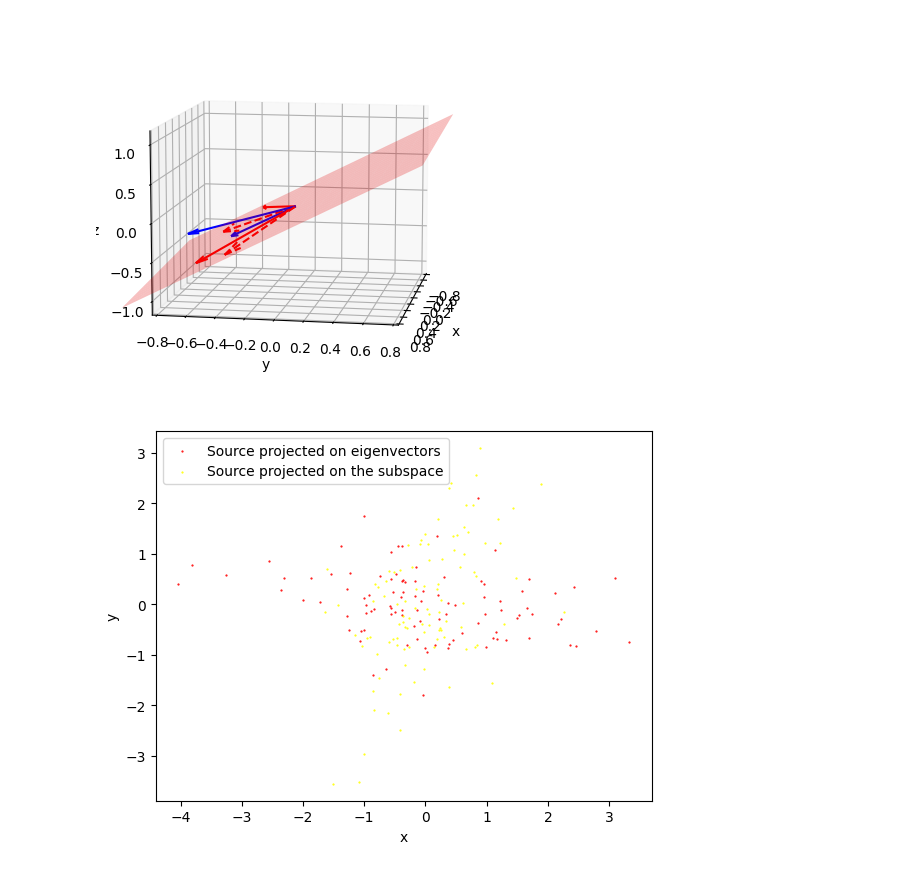
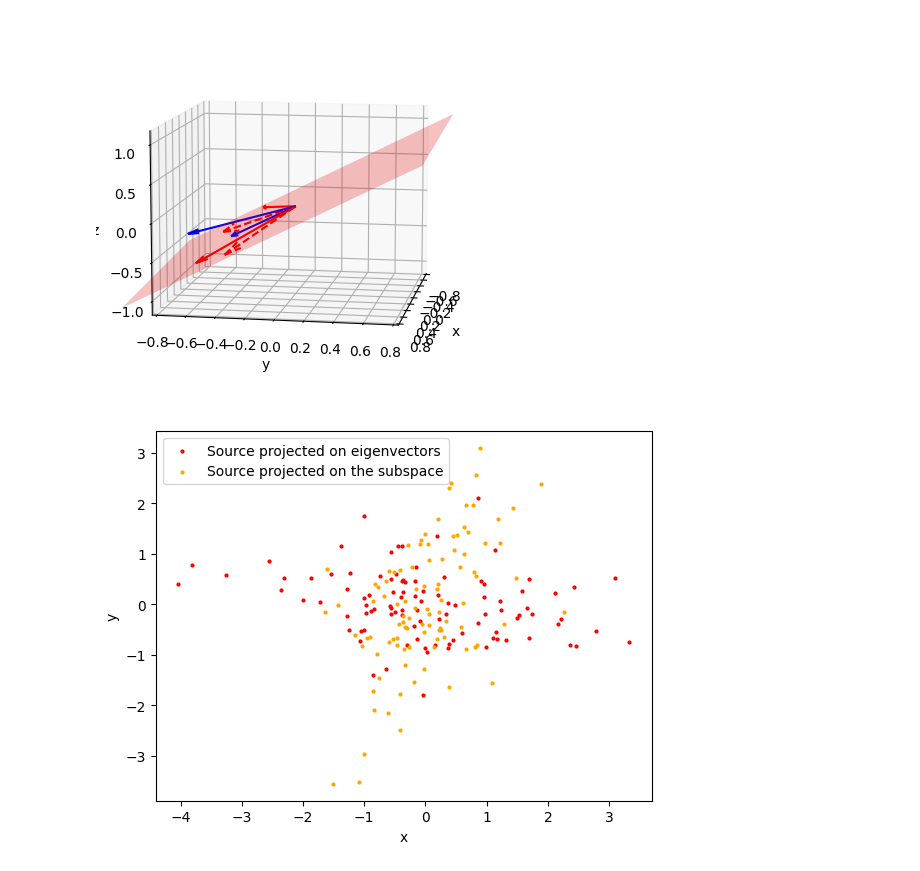
Before and after one commit to Dernalord/Project_OT, a Jupyter notebook: Project_OT.ipynb, the cells around one changed output. Drawn from its saved outputs; the diff is of its cells as text; code cells hidden in the pictures.

```diff
--- a/Project_OT.ipynb
+++ b/Project_OT.ipynb
@@ -719,13 +719,13 @@ plt.show()
 # %%
 S_projected_on_Xs = S@eigenvectors_S.T
 S_projected_on_Xa = S@aligned_S
 
-plt.scatter(S_projected_on_Xs[:,0],S_projected_on_Xs[:,1], s=0.3, c='r',label="Source projected on eigenvectors")
-plt.scatter(S_projected_on_Xa[:,0],S_projected_on_Xa[:,1], s=0.3, c='yellow',label="Source projected on the subspace")
+plt.scatter(S_projected_on_Xs[:,0],S_projected_on_Xs[:,1], s=4, c='r',label="Source projected on eigenvectors")
+plt.scatter(S_projected_on_Xa[:,0],S_projected_on_Xa[:,1], s=4, c='orange',label="Source projected on the subspace")
 plt.legend()
 plt.xlabel("x")
 plt.ylabel("y")
 plt.savefig(os.getcwd()+"/second_example_projected.pdf",bbox_inches="tight",pad_inches=0.3)
 plt.show()
 # %% [output]
-[figure, old version]
+[figure, new version]
```
Also changed, not shown: 1 other file.
